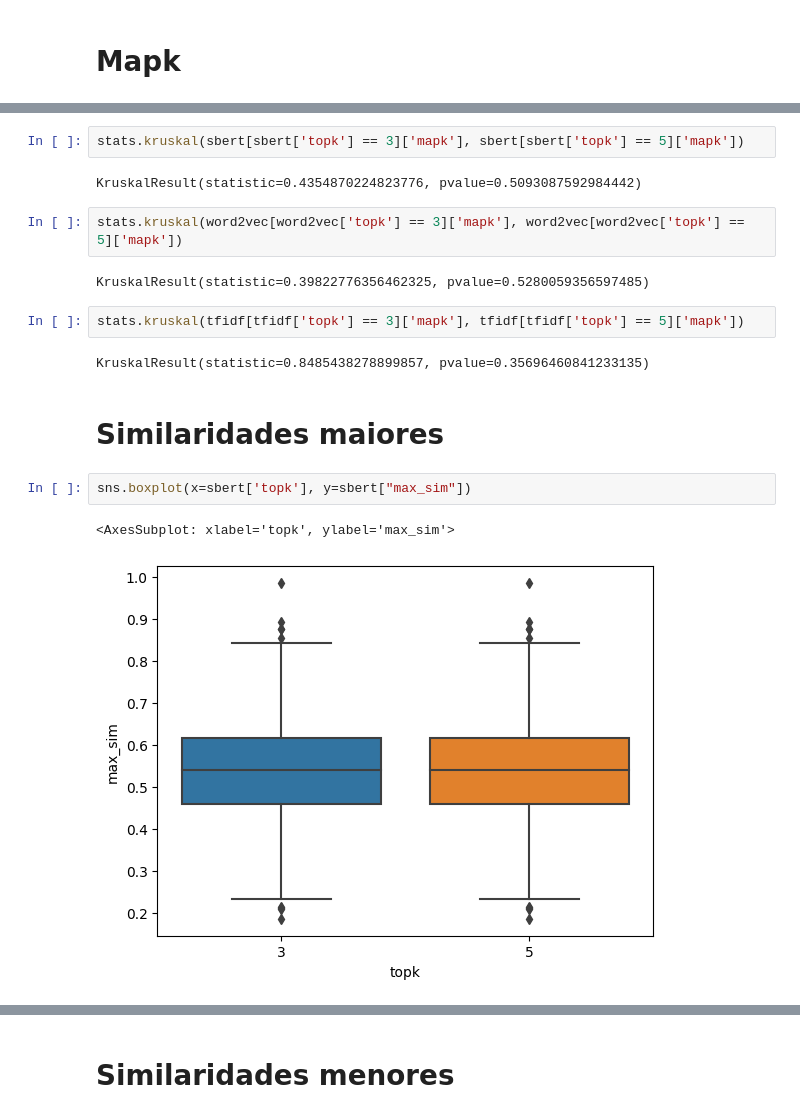
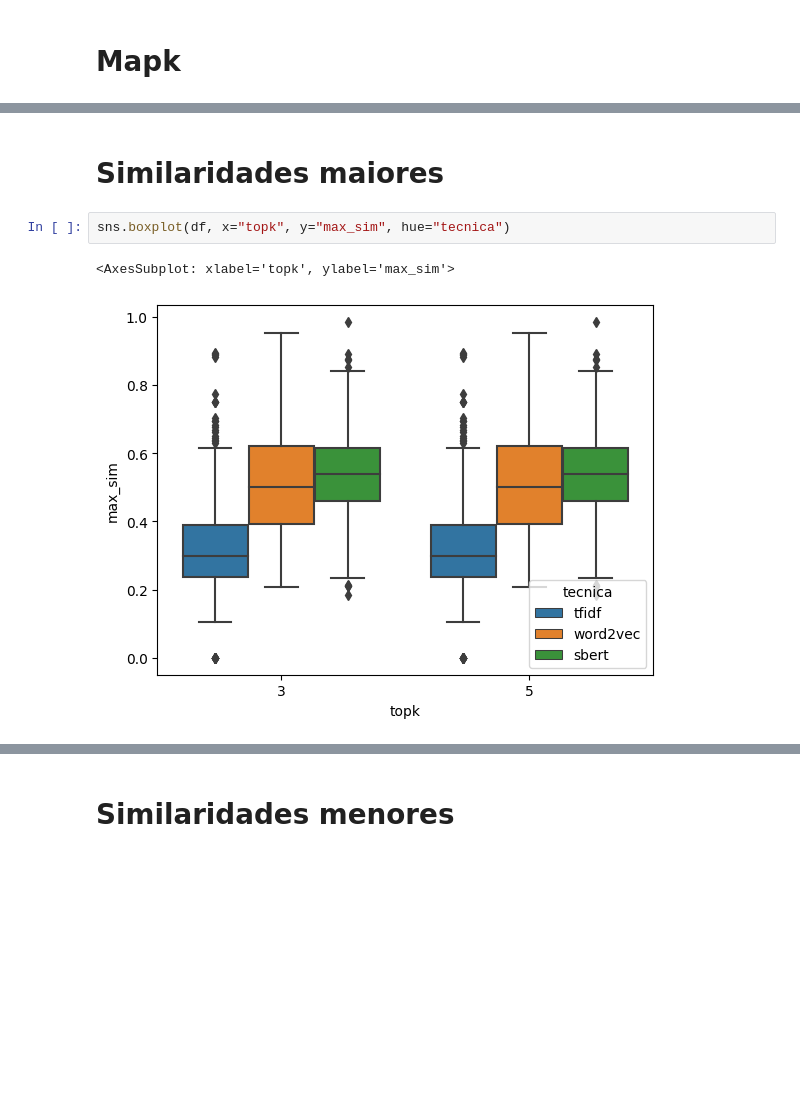
Before and after one commit to getuliobr/AutoLabellerEvaluator, a Jupyter notebook: data.ipynb, the cells around one changed output, grey strips where cells are left out. Cells and saved outputs as stored; diff of their text form; blank space fills up the shorter version.

```diff
--- a/data.ipynb
+++ b/data.ipynb
@@ -64,19 +57,7 @@ sns.boxplot(x=tfidf["topk"], y=tfidf["mapk"])
-# %%
-stats.kruskal(sbert[sbert['topk'] == 3]['mapk'], sbert[sbert['topk'] == 5]['mapk'])
-# %% [output]
-KruskalResult(statistic=0.4354870224823776, pvalue=0.5093087592984442)
-# %%
-stats.kruskal(word2vec[word2vec['topk'] == 3]['mapk'], word2vec[word2vec['topk'] == 5]['mapk'])
-# %% [output]
-KruskalResult(statistic=0.39822776356462325, pvalue=0.5280059356597485)
-# %%
-stats.kruskal(tfidf[tfidf['topk'] == 3]['mapk'], tfidf[tfidf['topk'] == 5]['mapk'])
-# %% [output]
-KruskalResult(statistic=0.8485438278899857, pvalue=0.35696460841233135)
 # %% [markdown]
 # Similaridades maiores
 # %%
-sns.boxplot(x=sbert['topk'], y=sbert["max_sim"])
+sns.boxplot(df, x="topk", y="max_sim", hue="tecnica")
 # %% [output]
 <AxesSubplot: xlabel='topk', ylabel='max_sim'>
-[figure, old version]
+[figure, new version]
```
Also changed, not shown: parts of 15 cells of this notebook.
